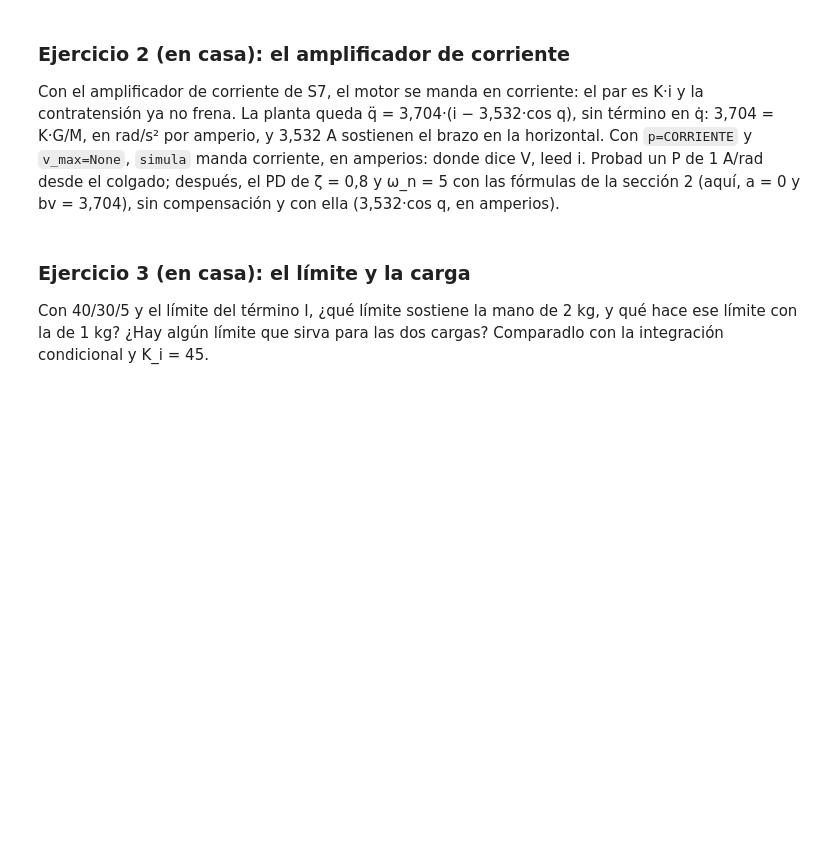
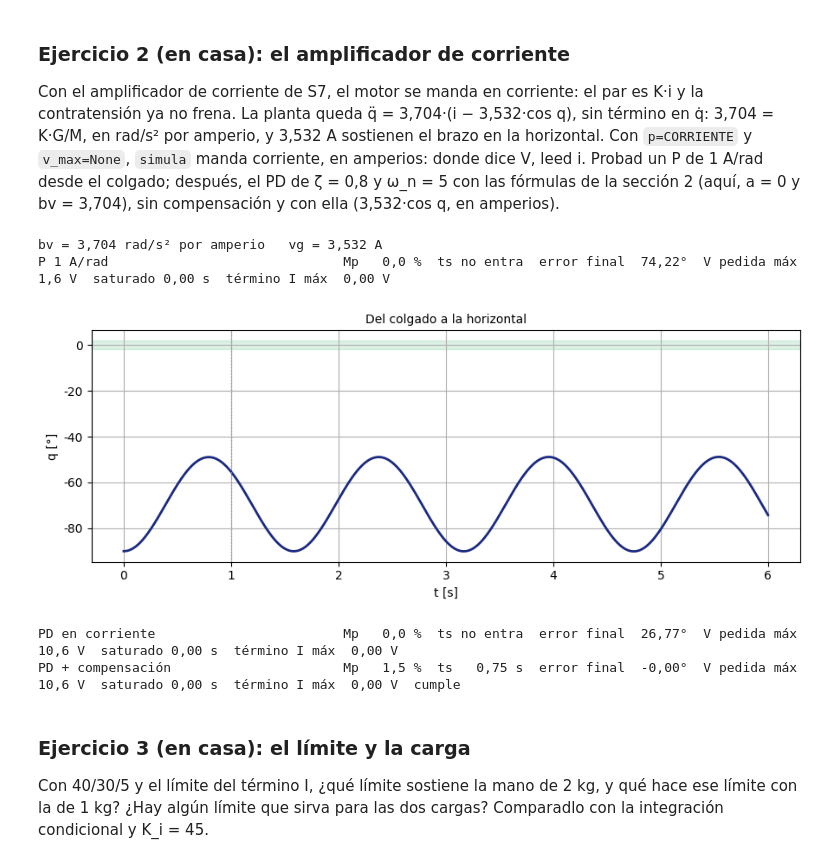
Before and after one commit to 1gui7/Mecatronica-Robotica, a Jupyter notebook: cuadernos/82514_S14_Taller_PID.ipynb, the cells around one changed output. Drawn from its saved outputs; the diff is of its cells as text; code cells hidden in the pictures; blank space fills up the shorter version.

```diff
--- a/cuadernos/82514_S14_Taller_PID.ipynb
+++ b/cuadernos/82514_S14_Taller_PID.ipynb
@@ -475,12 +586,18 @@ Con el amplificador de corriente de S7, el motor se manda en corriente: el par e
 # %%
 # Ejercicio 2: el mando en corriente (S7)
 CORRIENTE = dict(a=0.0, bv=K*G/ESTIRADO['M'], vg=ESTIRADO['g']/(G*K))   # q'' = 3,704·(i − 3,532·cos q)
 print(f"bv = {coma(CORRIENTE['bv'], '.3f')} rad/s² por amperio   vg = {coma(CORRIENTE['vg'], '.3f')} A")
-# r = simula(1.0, 0, 0, p=CORRIENTE, v_max=None, T=6.0)          # un P de 1 A/rad
-# informe(r, 'P 1 A/rad'); dibuja(r)
-# Kp_i = ...; Kd_i = ...                                          # el PD de zeta = 0,8 y wn = 5
-# informe(simula(Kp_i, 0, Kd_i, p=CORRIENTE, v_max=None, T=6.0), 'PD en corriente')
-# informe(simula(Kp_i, 0, Kd_i, p=CORRIENTE, v_max=None, T=6.0, comp=CORRIENTE['vg']), 'PD + compensación')
+r = simula(1.0, 0, 0, p=CORRIENTE, v_max=None, T=6.0)          # un P de 1 A/rad
+informe(r, 'P 1 A/rad'); dibuja(r)
+Kp_i = 5**2/CORRIENTE['bv']; Kd_i = (2*0.8*5 - 0)/CORRIENTE['bv']   # el PD de zeta = 0,8 y wn = 5
+informe(simula(Kp_i, 0, Kd_i, p=CORRIENTE, v_max=None, T=6.0), 'PD en corriente')
+informe(simula(Kp_i, 0, Kd_i, p=CORRIENTE, v_max=None, T=6.0, comp=CORRIENTE['vg']), 'PD + compensación')
+# %% [output]
+bv = 3,704 rad/s² por amperio   vg = 3,532 A
+P 1 A/rad                              Mp   0,0 %  ts no entra  error final  74,22°  V pedida máx   1,6 V  saturado 0,00 s  término I máx  0,00 V
+[figure, added]
+PD en corriente                        Mp   0,0 %  ts no entra  error final  26,77°  V pedida máx  10,6 V  saturado 0,00 s  término I máx  0,00 V
+PD + compensación                      Mp   1,5 %  ts   0,75 s  error final  -0,00°  V pedida máx  10,6 V  saturado 0,00 s  término I máx  0,00 V  cumple
 # %% [markdown]
 ### Ejercicio 3 (en casa): el límite y la carga
 
```
Also changed, not shown: parts of 15 cells of this notebook.
